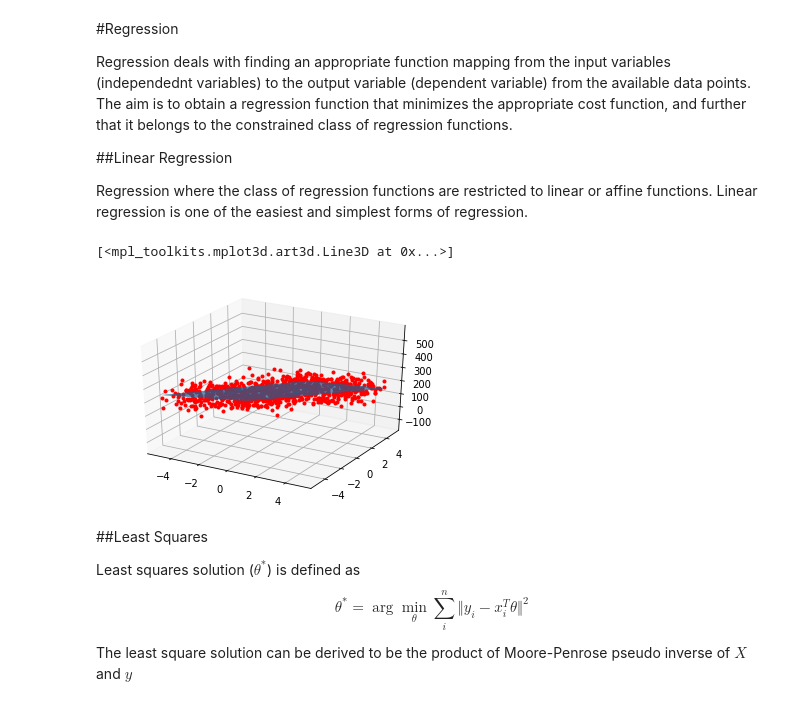
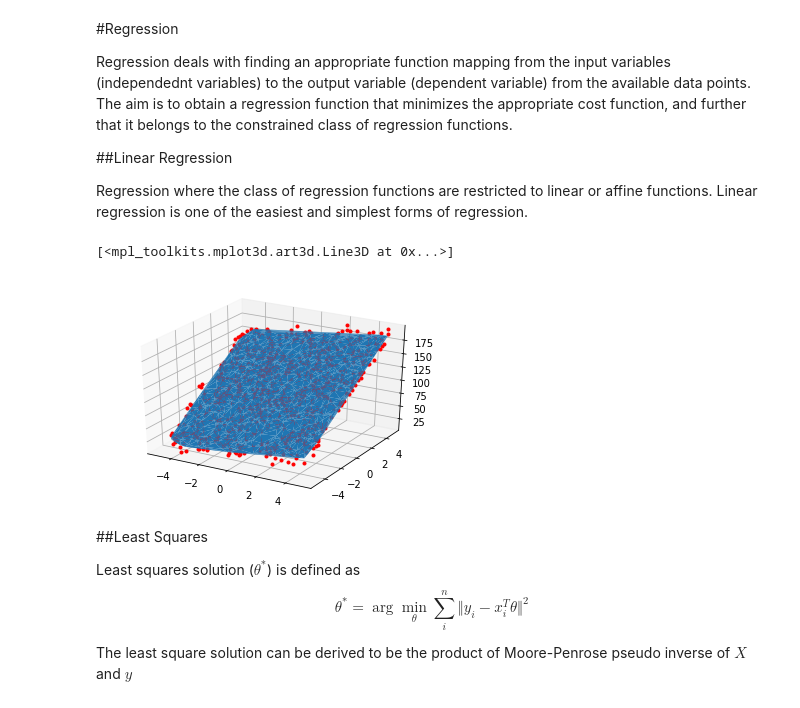
Before and after one commit to nidhin-koshy/Notebooks, a Jupyter notebook: Regression.ipynb, the cells around one changed output. Drawn from its saved outputs; the diff is of its cells as text; code cells hidden in the pictures.

```diff
--- a/Regression.ipynb
+++ b/Regression.ipynb
@@ -11,38 +11,38 @@ Regression where the class of regression functions are restricted to linear or a
 # %%
 import numpy as np
 import math
 import matplotlib.pyplot as plt
 from mpl_toolkits.mplot3d import Axes3D
 
 def mean_squared_error(output_var,input_var,theta):
   error = output_var-np.matmul(input_var,theta)
   return (np.linalg.norm(error)**2)/np.size(error)
 
-theta = np.array([[30.2, -40.1, 200]]).transpose() # the third element corresponds to the constant component.
+theta = np.array([[3.2, 14.1, 100]]).transpose() # the third element corresponds to the constant component.
 #print(theta)
 num_samples = 1000;
 x = np.random.rand(num_samples,2)*10 - 5 # generate random input points
 x1 = np.concatenate((x, np.ones((num_samples,1),dtype=x.dtype)), axis=1) #append all ones column to x
 
 y = np.matmul(x1,theta) # noiseless linear output
-temp =  50*np.random.randn(num_samples,1)
+temp =  10*np.random.randn(num_samples,1)
 y1 = y + temp # add Gaussian noise to the output
 
 #Noisy observation of independent variables
-x2 = x+np.random.randn(num_samples,2)*2
-x1 = np.concatenate((x2, np.ones((num_samples,1),dtype=x.dtype)), axis=1) #append all ones column to x
+#x2 = x+np.random.randn(num_samples,2)*2
+#x1 = np.concatenate((x2, np.ones((num_samples,1),dtype=x.dtype)), axis=1) #append all ones column to x
 
 
 #print(y[1:5])
 #print(y1[1:5])
 
 ax = plt.axes(projection='3d')
 
 ax.plot_trisurf(x[:,0], x[:,1], y[:,0])
 ax.plot(x[:,0], x[:,1], y1[:,0],'.r')
 # %% [output]
 [<mpl_toolkits.mplot3d.art3d.Line3D at 0x...>]
-[figure, old version]
+[figure, new version]
 # %% [markdown]
 ##Least Squares
 
```
Also changed, not shown: parts of 4 cells of this notebook.
